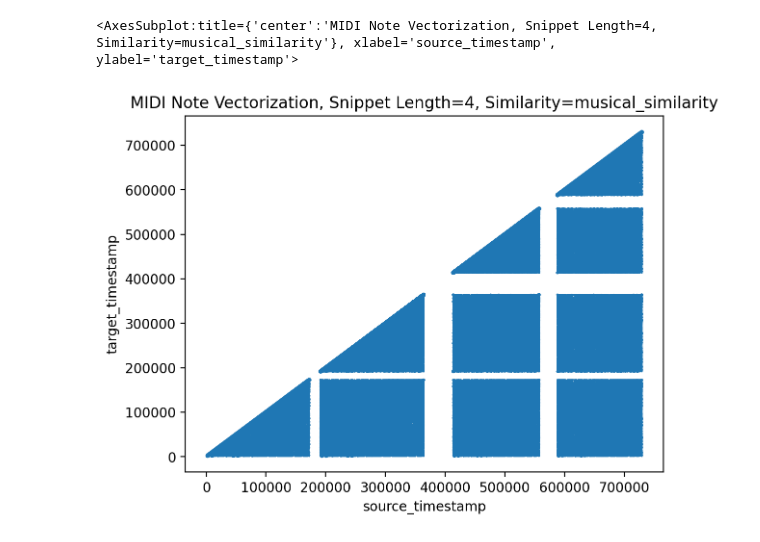
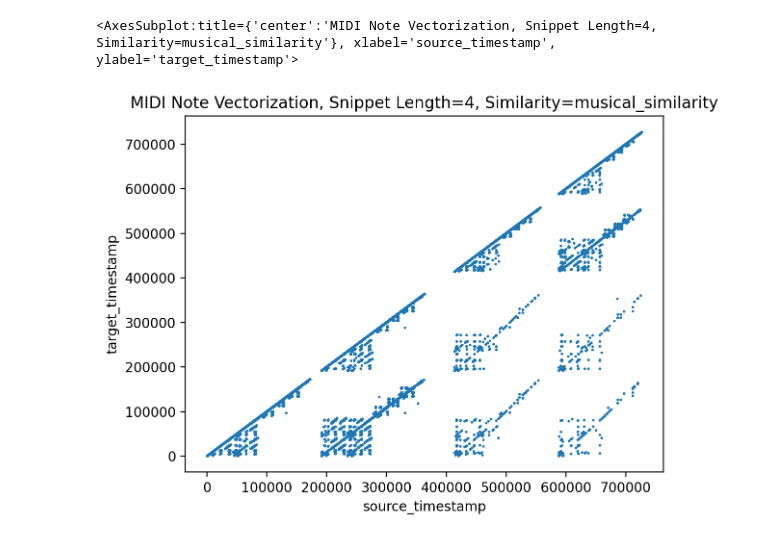
Before and after one commit to stanford-stagecast/stagecast-dev, a Jupyter notebook: Similarity_Score.ipynb, the cells around one changed output. Saved outputs shown, nothing was run; the diff lists cells and outputs as text; code cells hidden in the pictures.

Commit message:
Updated plot and similarity score

```diff
--- a/Similarity_Score.ipynb
+++ b/Similarity_Score.ipynb
@@ -57,10 +41,10 @@ def midi_to_timeseries(midiPath):
             #    0xB0 (hex)      176 (decimal)    Continuous Controller
 
             # processedLine[2] is note
-            processedLine[2] = str(int(processedLine[2], 16))
+            processedLine[2] = int(processedLine[2], 16)
 
             # processedLine[3] is velocity
-            processedLine[3] = str(int(processedLine[3],16))
+            processedLine[3] = int(processedLine[3],16)
 
             if processedLine[1] == 144:
                 time_notes.append([processedLine[0], processedLine[2], processedLine[3]])
@@ -125,7 +113,7 @@ def note_similarity(note1,note2):
     # score is linear with time difference between notes
 
 #     strictness = 0.2 # note within 10% time difference
-    min_dist = 100 # 300ms is arbitrary audible difference
+    min_dist = 300 # 300ms is arbitrary audible difference
 
     if (not note1) or (not note2):
         return 0
@@ -138,7 +126,7 @@ def note_similarity(note1,note2):
     time_diff = abs(note1[0] - note2[0])
 #     print(time_diff)
     if  time_diff < min_dist:
-        return 1 - time_diff/500
+        return 1 - time_diff/min_dist
     else:
         return 0
 
@@ -161,8 +149,17 @@ def calculate_similarity(source, targets):
     for target in targets:
         score = musical_similarity(source, target)
         if score:
-            matches.append([count, score, source[0], target[0]])
+            matches.append([source[0][0], target[0][0], score])
         count += 1
 
     return matches
+
+def get_source_targets(snips, start_index, min_length, max_length, min_time):
+    for i in range(max_length):
+        print("\b",end="")
+        print(i,end="")
+        if snips[i][start_index-min_length][-1][0]-snips[i][start_index-min_length][0][0]>=min_time:
+            source = snips[i][start_index-min_length]
+            targets = snips[i][0:start_index+1-min_length]
+            return source, targets
 # %%
@@ -176,19 +173,17 @@ musical_similarity(tf1,tf2)
 # %%
 # Snippet note length = 1
 minNotes = 4
-maxNotes = 8
-history = 'full'
+maxNotes = 30 # max notes in a 0.5 second lenght
+minTime = 500 #min time in ms
 
 # generate dataframe of snippets
 snips = []
 midiPath = '/Users/snehashah/Desktop/Stagecast/midi-recordings/ladispute.txt'
 notes = midi_to_timeseries(midiPath)
 
-for j in range(minNotes, maxNotes+1):
+for j in range(minNotes, maxNotes + 1):
     ind = j - minNotes
     snips.append([])
     for i in range(len(notes)+1-j):
         snip = notes[i: i+j]
         snips[ind].append(snip)
-
-notes
@@ -250,0 +204,7 @@ i: 2991, j:
+# %%
+# choosing only significant scores and storing the new data in sims_plot
+
+sims_arr = np.array(sims_arr)
+sims_bool = sims_arr>0.9 # considering a match if score greater than a threshold
+sims_plot = sims_arr * sims_bool
+sims_plot
@@ -251,9 +219,7 @@ i: 2991, j:
 # %%
-simsDF = pd.DataFrame(data=sims_arr, columns=['source_timestamp', 'target_timestamp', 'score'])
-simsTimeDF = pd.DataFrame(data=simsTimeArr, columns=["source_noteIDX", "target_noteIDX", "score", "source_timestamp", "target_timestamp"])
-
+simsDF = pd.DataFrame(data=sims_plot, columns=['source_timestamp', 'target_timestamp','score'])
 title = "MIDI Note Vectorization, Snippet Length=" + str(minNotes) + ", Similarity=musical_similarity"
-simsTimeDF.plot.scatter(x="source_timestamp", y="target_timestamp", s='score', title=title)
+simsDF.plot.scatter(x="source_timestamp", y="target_timestamp", s='score', title=title)
 # %% [output]
 <AxesSubplot:title={'center':'MIDI Note Vectorization, Snippet Length=4, Similarity=musical_similarity'}, xlabel='source_timestamp', ylabel='target_timestamp'>
-[figure, old version]
+[figure, new version]
```
Also changed, not shown: parts of 10 cells of this notebook.
